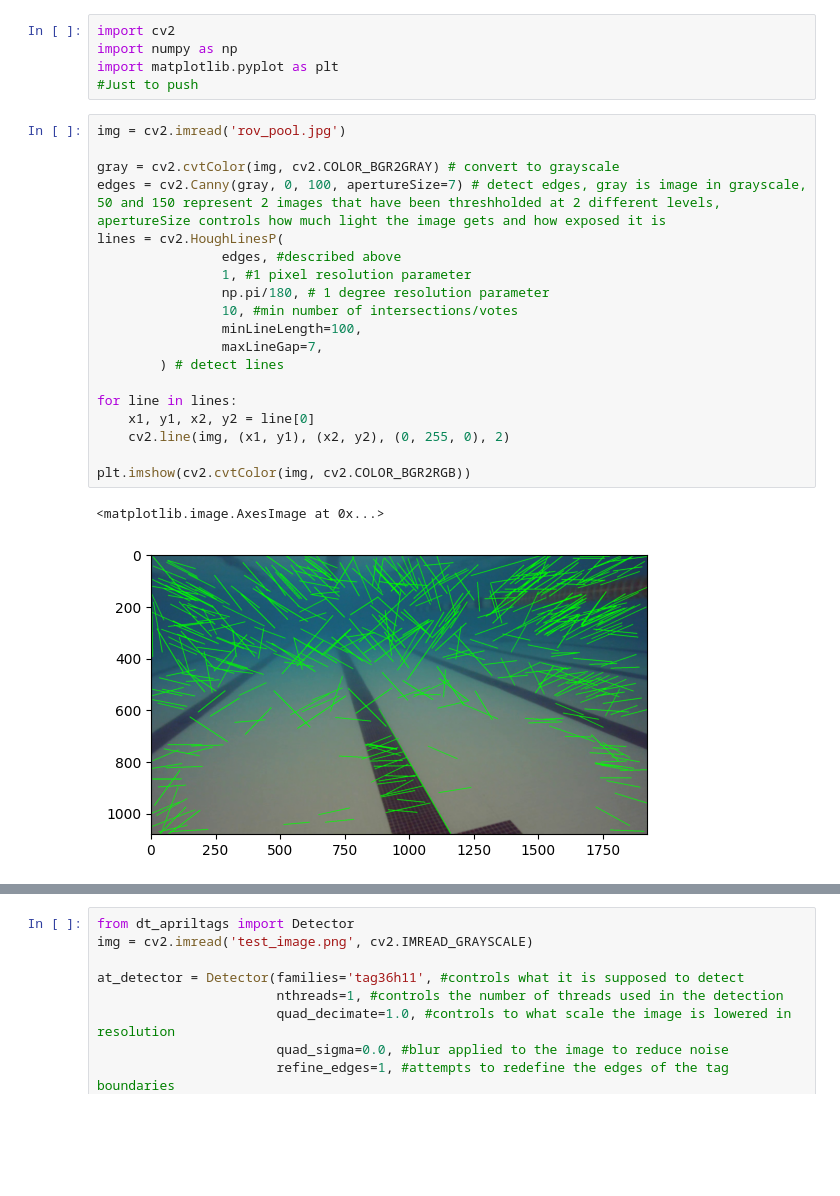
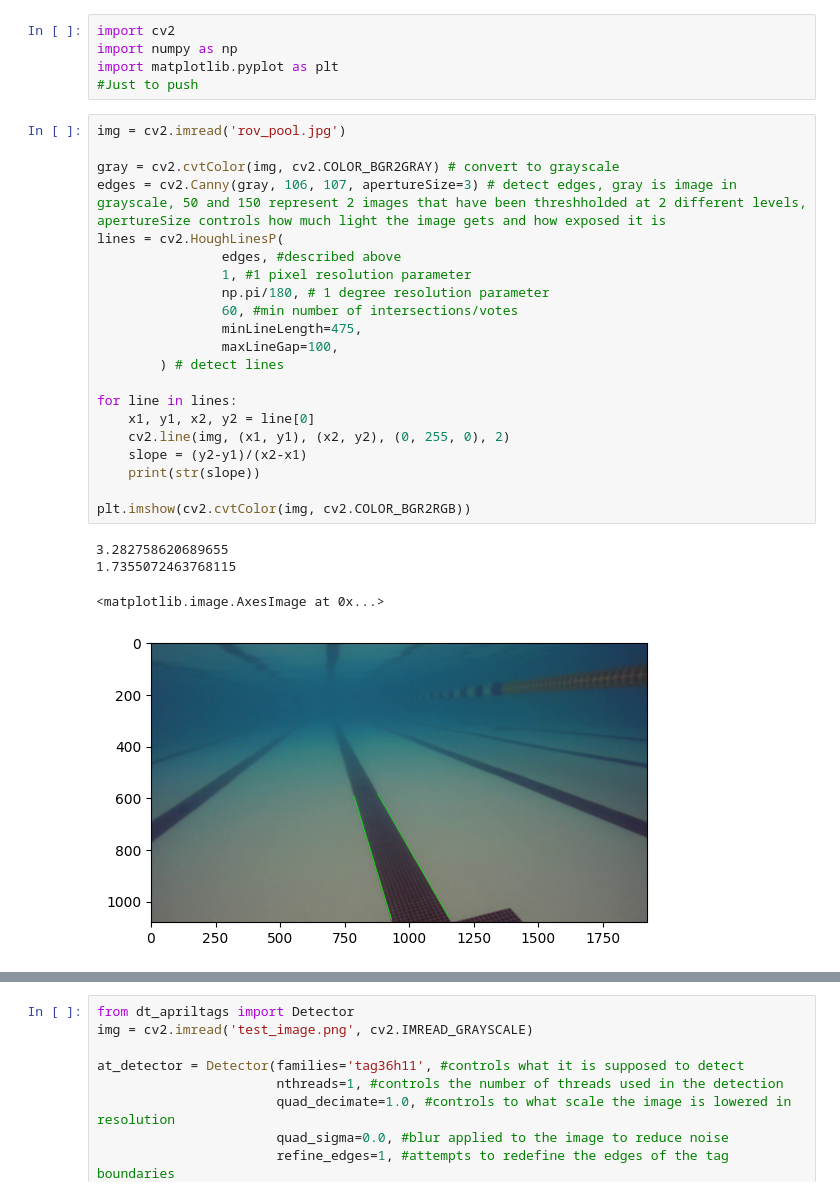
Before and after one commit to travtran05/cv-intro, a Jupyter notebook: test.ipynb, the cells around one changed output, grey strips where cells are left out. Cells and saved outputs as stored; diff of their text form; blank space fills up the shorter version.

```diff
--- a/test.ipynb
+++ b/test.ipynb
@@ -6,22 +6,26 @@ import matplotlib.pyplot as plt
 # %%
 img = cv2.imread('rov_pool.jpg')
 
 gray = cv2.cvtColor(img, cv2.COLOR_BGR2GRAY) # convert to grayscale
-edges = cv2.Canny(gray, 0, 100, apertureSize=7) # detect edges, gray is image in grayscale, 50 and 150 represent 2 images that have been threshholded at 2 different levels, apertureSize controls how much light the image gets and how exposed it is
+edges = cv2.Canny(gray, 106, 107, apertureSize=3) # detect edges, gray is image in grayscale, 50 and 150 represent 2 images that have been threshholded at 2 different levels, apertureSize controls how much light the image gets and how exposed it is
 lines = cv2.HoughLinesP(
                 edges, #described above
                 1, #1 pixel resolution parameter
                 np.pi/180, # 1 degree resolution parameter
-                10, #min number of intersections/votes
-                minLineLength=100,
-                maxLineGap=7,
+                60, #min number of intersections/votes
+                minLineLength=475,
+                maxLineGap=100,
         ) # detect lines
 
 for line in lines:
     x1, y1, x2, y2 = line[0]
     cv2.line(img, (x1, y1), (x2, y2), (0, 255, 0), 2)
+    slope = (y2-y1)/(x2-x1)
+    print(str(slope))
 
 plt.imshow(cv2.cvtColor(img, cv2.COLOR_BGR2RGB))
 # %% [output]
-<matplotlib.image.AxesImage at 0x...>
+3.282758620689655
+1.7355072463768115
+<matplotlib.image.AxesImage at 0x...>
-[figure, old version]
+[figure, new version]
```
Also changed, not shown: parts of 2 cells of this notebook.
